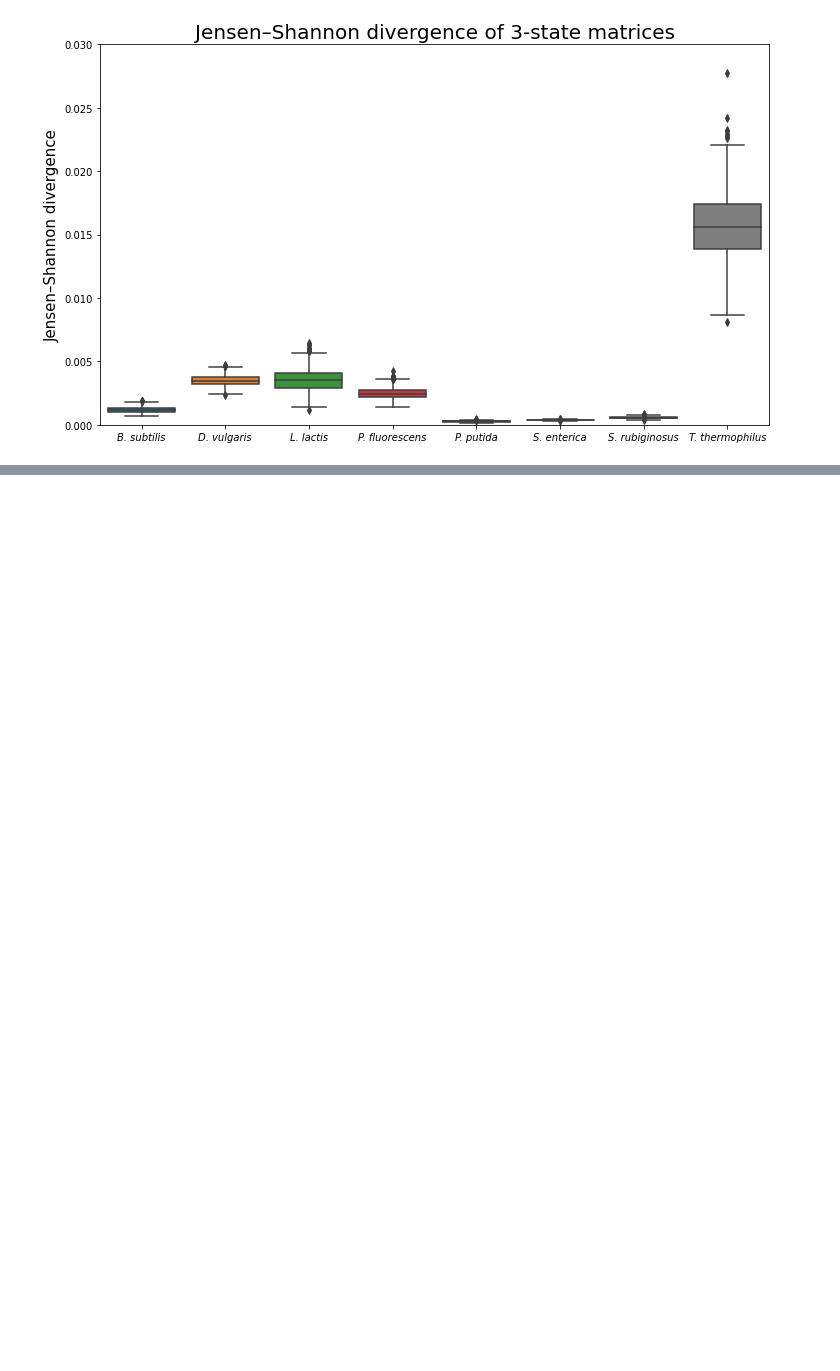
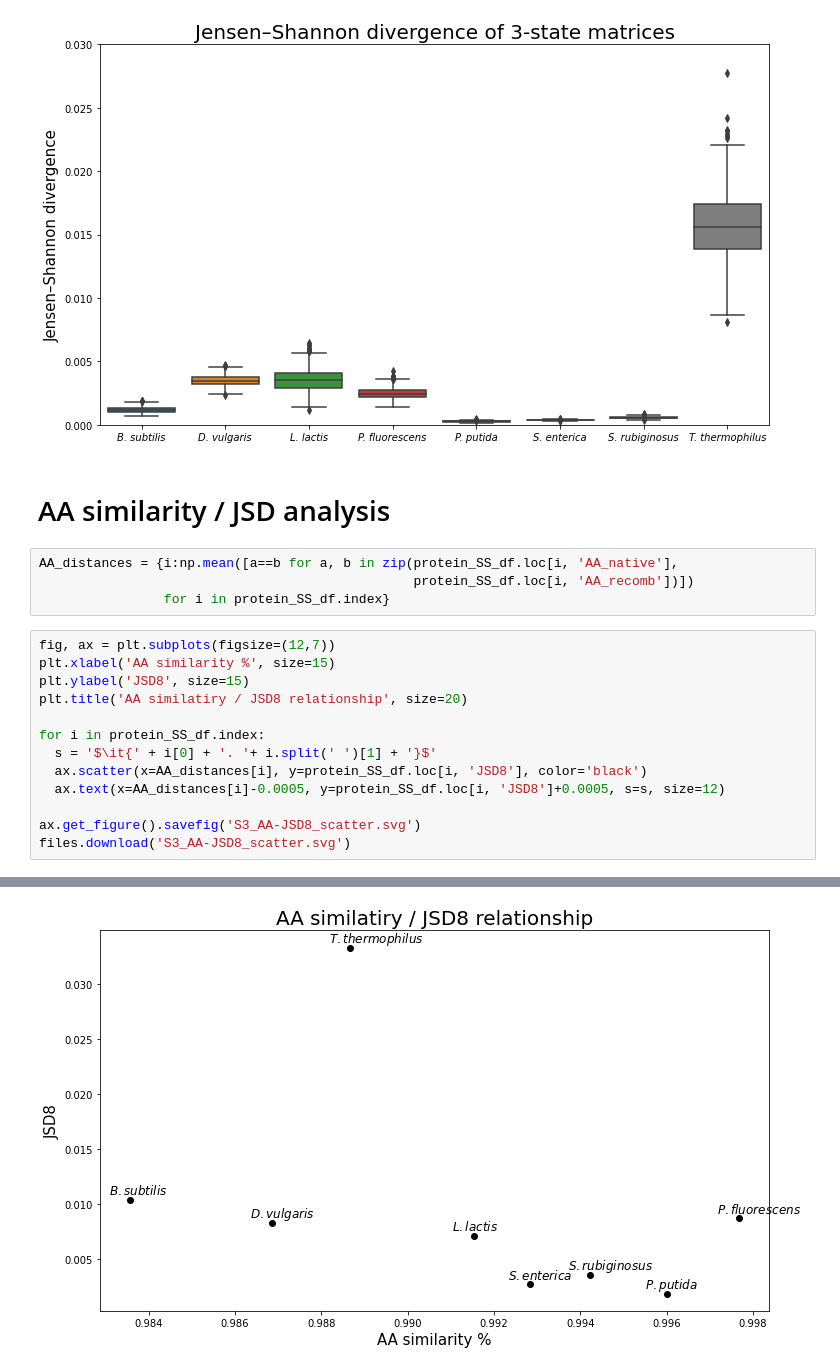
Before and after one commit to alibekk93/project-protein_folding_distances, a Jupyter notebook: SS_and_expression_systems_v3.ipynb, the cells around one changed output, grey strips where cells are left out. Drawn from its saved outputs; the diff is of its cells as text; blank space fills up the shorter version.

```diff
--- a/SS_and_expression_systems_v3.ipynb
+++ b/SS_and_expression_systems_v3.ipynb
@@ -888,3 +888,23 @@ files.download('08_JSD3_boxplot.png')
 [interactive output not drawn]
 [interactive output not drawn]
 [figure]
+# %% [markdown]
+# AA similarity / JSD analysis
+# %%
+AA_distances = {i:np.mean([a==b for a, b in zip(protein_SS_df.loc[i, 'AA_native'],
+                                                protein_SS_df.loc[i, 'AA_recomb'])])
+                for i in protein_SS_df.index}
+# %%
+fig, ax = plt.subplots(figsize=(12,7))
+plt.xlabel('AA similarity %', size=15)
+plt.ylabel('JSD8', size=15)
+plt.title('AA similatiry / JSD8 relationship', size=20)
+
+for i in protein_SS_df.index:
+  s = '$\it{' + i[0] + '. '+ i.split(' ')[1] + '}$'
+  ax.scatter(x=AA_distances[i], y=protein_SS_df.loc[i, 'JSD8'], color='black')
+  ax.text(x=AA_distances[i]-0.0005, y=protein_SS_df.loc[i, 'JSD8']+0.0005, s=s, size=12)
+
+ax.get_figure().savefig('S3_AA-JSD8_scatter.svg')
+files.download('S3_AA-JSD8_scatter.svg')
+# %% [output]
@@ -890,0 +913 @@ files.download('08_JSD3_boxplot.png')
+[figure, added]
```
Also changed, not shown: parts of 3 cells of this notebook.
